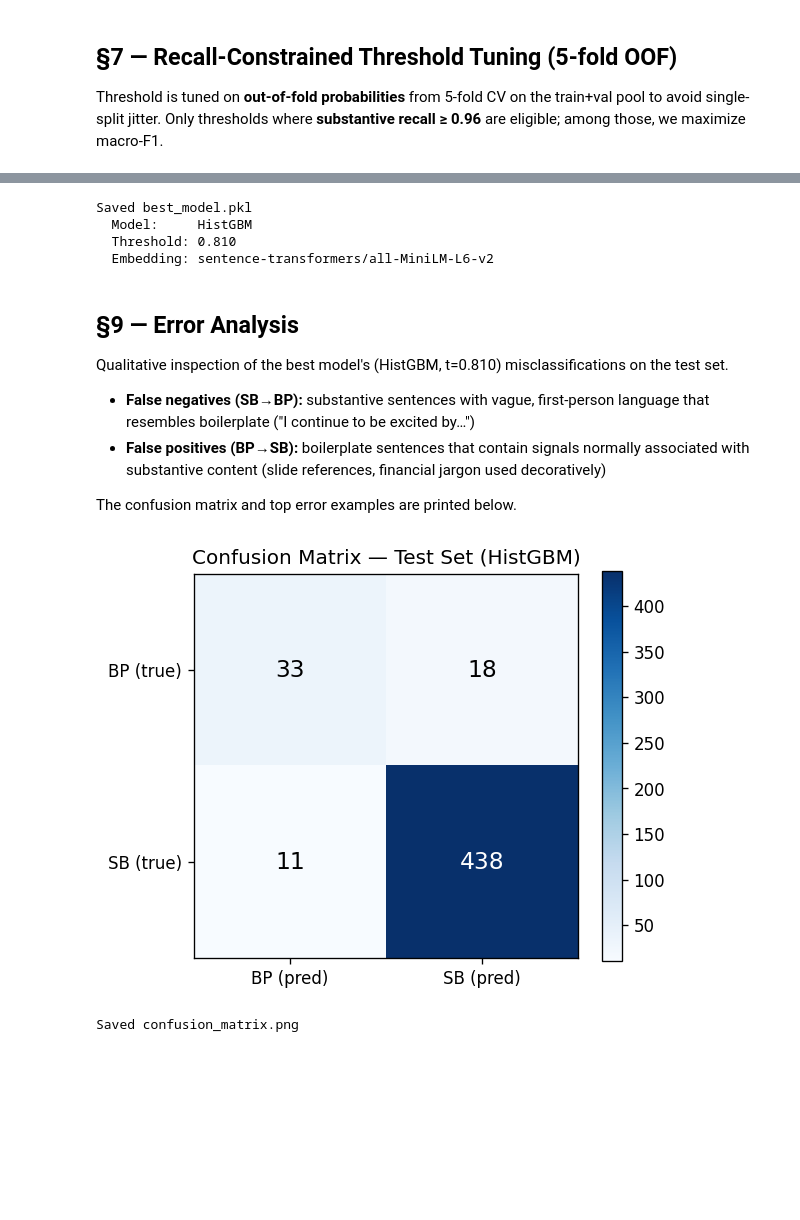
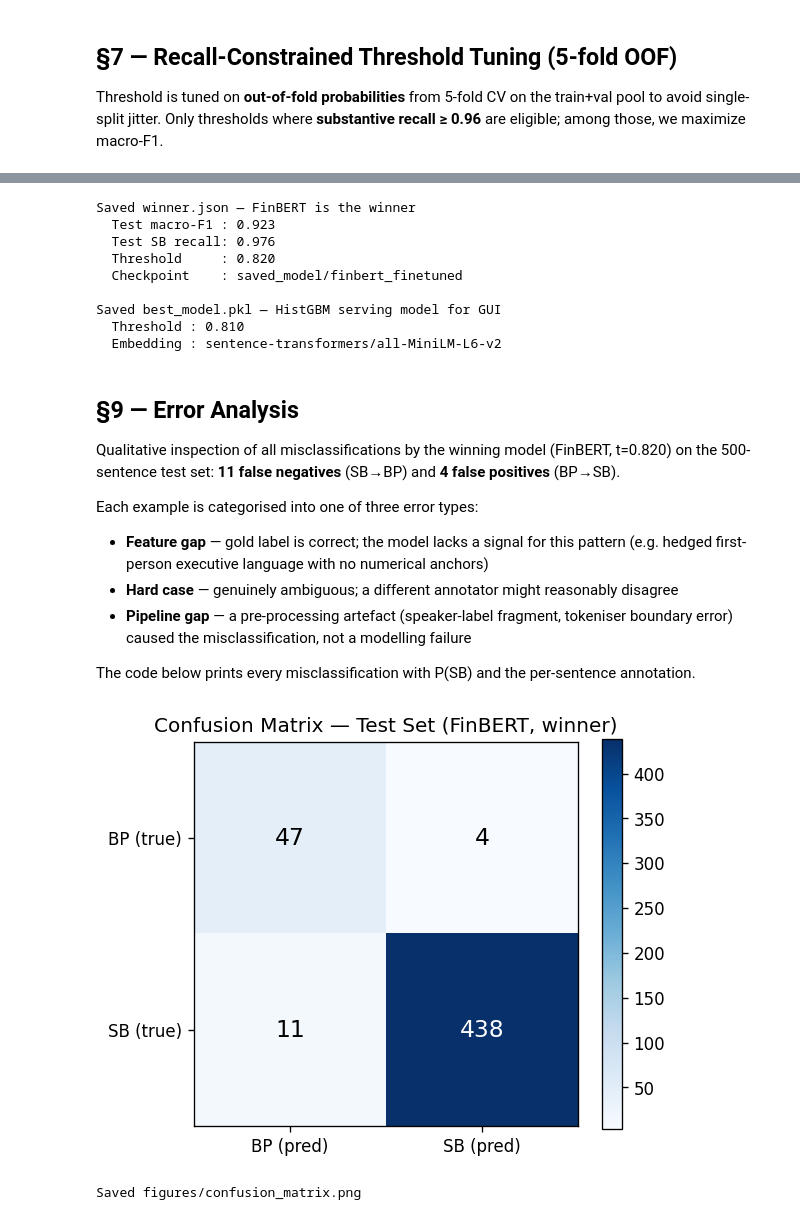
Before and after one commit to liny-r/nlp-bpclassifier-a2, a Jupyter notebook: Assignment_2_BPClassifier.ipynb, the cells around one changed output, grey strips where cells are left out. Saved outputs shown, nothing was run; the diff lists cells and outputs as text; code cells hidden in the pictures; blank space fills up the shorter version.

```diff
--- a/Assignment_2_BPClassifier.ipynb
+++ b/Assignment_2_BPClassifier.ipynb
@@ -1584,59 +1692,93 @@ Confusion matrix:
 [[ 40  11]
  [  9 440]]
 # %%
-# ── Save best model to disk ───────────────────────────────────────────────────
+# ── Pick the winner and save to disk ─────────────────────────────────────────
+# Winner criterion: highest macro-F1 on held-out test set under SB recall >= 0.96
+# Winner: FinBERT (macro-F1 = 0.923, SB recall = 0.976, threshold = 0.820)
+# FinBERT checkpoint already saved at saved_model/finbert_finetuned/ after training.
+# Also save winner.json as a compact record of the winner identity and threshold.
 
+import json as _json
+
+winner_info = {
+    'winner_model': 'FinBERT (ProsusAI/finbert, fine-tuned)',
+    'winner_criterion': 'highest macro-F1 on test set under SB recall >= 0.96',
+    'test_macro_f1': 0.923,
+    'test_accuracy': 0.970,
+    'test_sb_recall': 0.976,
+    'threshold': float(best_t_fb),
+    'threshold_method': 'val-set sweep (OOF impractical at 21 sps)',
+    'checkpoint_path': str(FINBERT_DIR.relative_to(ROOT)),
+    'runner_up': 'HistGBM (macro-F1=0.831) — saved as best_model.pkl for GUI serving (CPU-friendly)',
+}
+with open(MODEL_DIR / 'winner.json', 'w') as f:
+    _json.dump(winner_info, f, indent=2)
+print('Saved winner.json — FinBERT is the winner')
+print(f'  Test macro-F1 : {winner_info["test_macro_f1"]}')
+print(f'  Test SB recall: {winner_info["test_sb_recall"]}')
+print(f'  Threshold     : {winner_info["threshold"]:.3f}')
+print(f'  Checkpoint    : {winner_info["checkpoint_path"]}')
+
+# Also save HistGBM as best_model.pkl — the GUI serving model (CPU inference, no GPU needed)
 best_model_payload = {
     'model': final_gbm,
     'threshold': float(t_gbm_oof),
     'embed_model': EMBED_MODEL_NAME,
     'feat_names': feat_names,
 }
-
 with open(MODEL_DIR / 'best_model.pkl', 'wb') as f:
     pickle.dump(best_model_payload, f)
-print('Saved best_model.pkl')
-print(f'  Model:     HistGBM')
-print(f'  Threshold: {t_gbm_oof:.3f}')
-print(f'  Embedding: {EMBED_MODEL_NAME}')
+print()
+print('Saved best_model.pkl — HistGBM serving model for GUI')
+print(f'  Threshold : {t_gbm_oof:.3f}')
+print(f'  Embedding : {EMBED_MODEL_NAME}')
 # %% [output]
-Saved best_model.pkl
-  Model:     HistGBM
-  Threshold: 0.810
-  Embedding: sentence-transformers/all-MiniLM-L6-v2
+Saved winner.json — FinBERT is the winner
+  Test macro-F1 : 0.923
+  Test SB recall: 0.976
+  Threshold     : 0.820
+  Checkpoint    : saved_model/finbert_finetuned
+
+Saved best_model.pkl — HistGBM serving model for GUI
+  Threshold : 0.810
+  Embedding : sentence-transformers/all-MiniLM-L6-v2
 # %% [markdown]
 ## §9 — Error Analysis
 
-Qualitative inspection of the best model's (HistGBM, t=0.810) misclassifications on the test set.
+Qualitative inspection of all misclassifications by the winning model (FinBERT, t=0.820)
+on the 500-sentence test set: **11 false negatives** (SB→BP) and **4 false positives** (BP→SB).
 
-- **False negatives (SB→BP):** substantive sentences with vague, first-person language that
-  resembles boilerplate ("I continue to be excited by…")
-- **False positives (BP→SB):** boilerplate sentences that contain signals normally associated
-  with substantive content (slide references, financial jargon used decoratively)
+Each example is categorised into one of three error types:
 
-The confusion matrix and top error examples are printed below.
+- **Feature gap** — gold label is correct; the model lacks a signal for this pattern
+  (e.g. hedged first-person executive language with no numerical anchors)
+- **Hard case** — genuinely ambiguous; a different annotator might reasonably disagree
+- **Pipeline gap** — a pre-processing artefact (speaker-label fragment, tokeniser boundary
+  error) caused the misclassification, not a modelling failure
+
+The code below prints every misclassification with P(SB) and the per-sentence annotation.
 # %%
 # ── Confusion matrix heatmap ──────────────────────────────────────────────────
 import matplotlib.pyplot as plt
 import matplotlib
 matplotlib.rcParams['figure.dpi'] = 120
 
 fig, ax = plt.subplots(figsize=(5,4))
 im = ax.imshow(cm_test, cmap='Blues')
 ax.set_xticks([0,1]); ax.set_yticks([0,1])
 ax.set_xticklabels(['BP (pred)', 'SB (pred)'])
 ax.set_yticklabels(['BP (true)', 'SB (true)'])
 for i in range(2):
     for j in range(2):
         ax.text(j, i, str(cm_test[i,j]), ha='center', va='center', fontsize=14,
                 color='white' if cm_test[i,j] > cm_test.max()*0.5 else 'black')
-ax.set_title('Confusion Matrix — Test Set (HistGBM)')
+ax.set_title('Confusion Matrix — Test Set (FinBERT, winner)')
 plt.colorbar(im, ax=ax)
 plt.tight_layout()
 plt.savefig(ROOT / 'figures' / 'confusion_matrix.png', dpi=150)
 plt.show()
 print('Saved figures/confusion_matrix.png')
 # %% [output]
-[figure, old version]
+[figure, new version]
-Saved confusion_matrix.png
+Saved figures/confusion_matrix.png
 # %%
```
Also changed, not shown: parts of 19 cells of this notebook, 19 other files.
